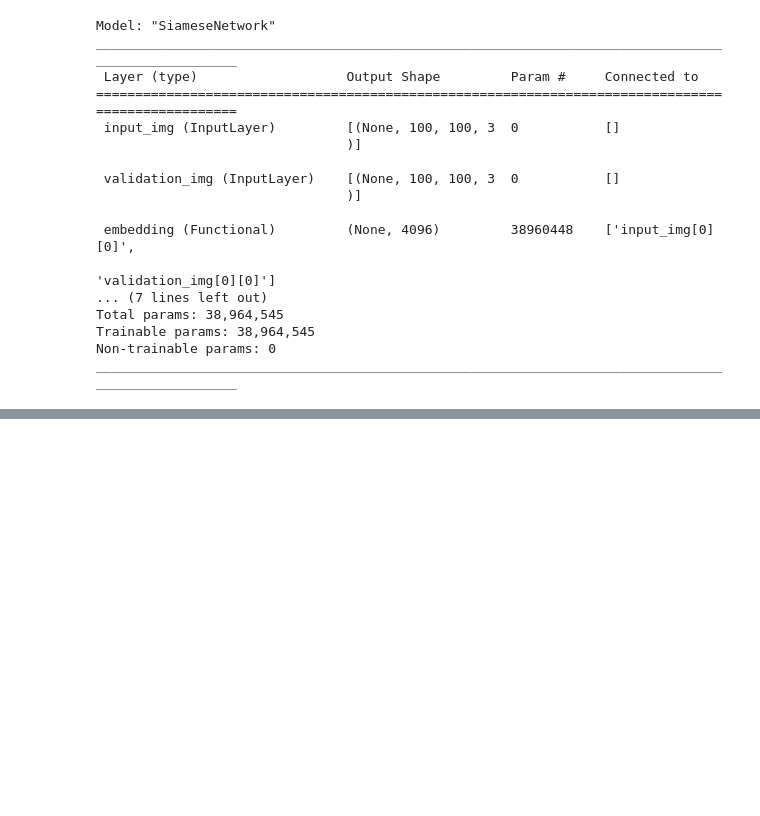
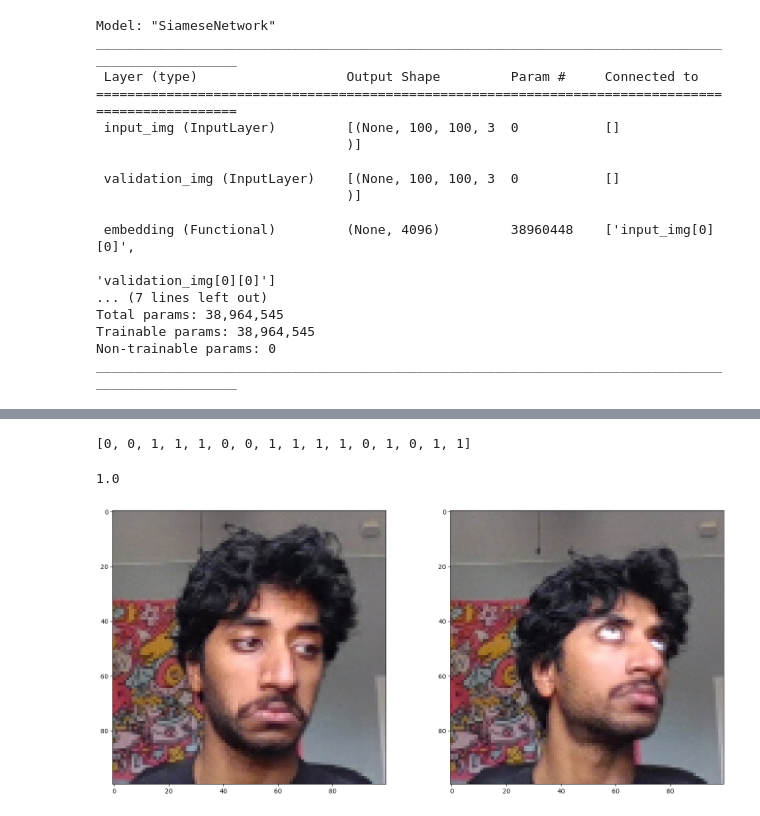
Before and after one commit to anirvinKotaru/SiameseNeuralNetwork, a Jupyter notebook: FacialVerification.ipynb, the cells around one changed output, grey strips where cells are left out. Saved outputs shown, nothing was run; the diff lists cells and outputs as text; code cells hidden in the pictures; blank space fills up the shorter version.

```diff
--- a/FacialVerification.ipynb
+++ b/FacialVerification.ipynb
@@ -132,7 +132,7 @@ def preprocess_twin(input_img, validation_img, label):
     return(preprocess(input_img), preprocess(validation_img), label)
 # %%
 #build a dataloader pipeline
-data = data.map(preprocess_twin)
+data = data.map(preprocess_twin, num_parallel_calls=tf.data.AUTOTUNE)
 data = data.cache()
 data = data.shuffle(buffer_size=1024)
 # %%
@@ -145,7 +145,7 @@ train_data = train_data.prefetch(8)
 test_data = data.skip(round(len(data)*.7))
 test_data = test_data.take(round(len(data)*.3))
 test_data = test_data.batch(16)
-test_data = test_data.prefetch(8)
+test_data = test_data.prefetch(tf.data.AUTOTUNE)
 # %%
 def make_embedding():
     inp = Input(shape=(100,100,3), name = 'input_image')
@@ -251,0 +314,3 @@ checkpoint = tf.train.Checkpoint(opt=opt, siamese_model = siamese_model)
+# %%
+#get batch of test data
+test_input, test_val, y_true = test_data.as_numpy_iterator().next()
@@ -251,0 +322,24 @@ checkpoint = tf.train.Checkpoint(opt=opt, siamese_model = siamese_model)
+# %%
+#post process the results
+[1 if prediction > 0.5 else 0 for prediction in y_hat]
+# %% [output]
+[0, 0, 1, 1, 1, 0, 0, 1, 1, 1, 1, 0, 1, 0, 1, 1]
+# %%
+#create metric object
+m = Recall()
+#calculate recall value
+m.update_state(y_true, y_hat)
+#return recall resutl
+m.result().numpy()
+# %% [output]
+1.0
+# %%
+#visulaize results
+plt.figure(figsize=(18,8))
+plt.subplot(1,2,1)
+plt.imshow(test_input[3])
+plt.subplot(1,2,2)
+plt.imshow(test_val[3])
+plt.show()
+# %% [output]
+[figure, added]
```
Also changed, not shown: parts of 14 cells of this notebook.
